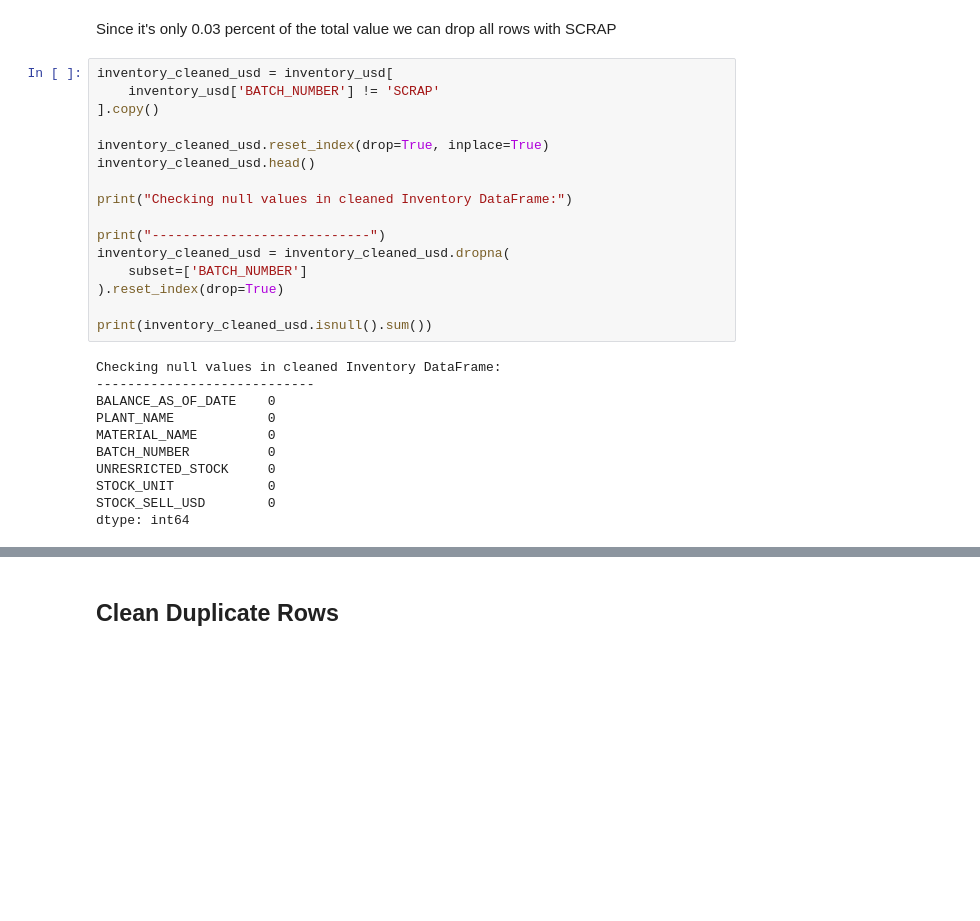
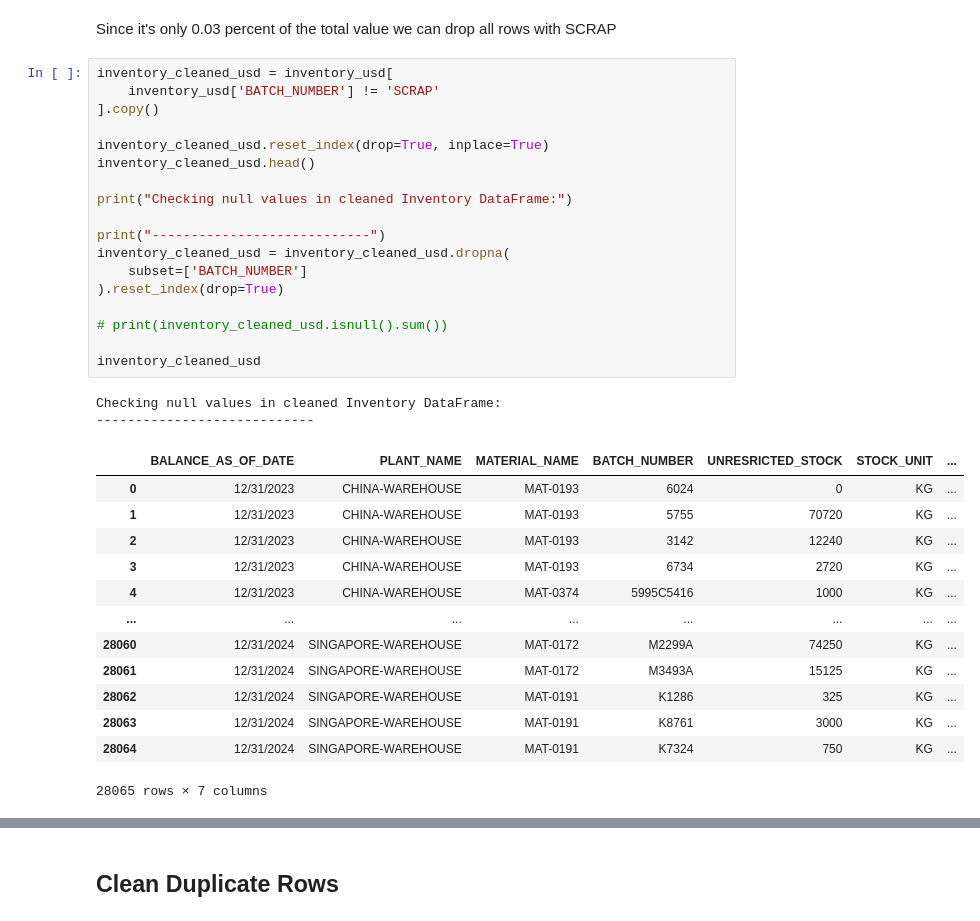
Before and after one commit to peter-parit/em-hackathon-notebooks, a Jupyter notebook: Notebooks/deedee-data.ipynb, the cells around one changed output, grey strips where cells are left out. Saved outputs shown, nothing was run; the diff lists cells and outputs as text; blank space fills up the shorter version.

```diff
--- a/Notebooks/deedee-data.ipynb
+++ b/Notebooks/deedee-data.ipynb
@@ -282,27 +282,34 @@ Since it's only 0.03 percent of the total value we can drop all rows with SCRAP
 # %%
 inventory_cleaned_usd = inventory_usd[
     inventory_usd['BATCH_NUMBER'] != 'SCRAP'
 ].copy()
 
 inventory_cleaned_usd.reset_index(drop=True, inplace=True)
 inventory_cleaned_usd.head()
 
 print("Checking null values in cleaned Inventory DataFrame:")
 
 print("----------------------------")
 inventory_cleaned_usd = inventory_cleaned_usd.dropna(
     subset=['BATCH_NUMBER']
 ).reset_index(drop=True)
 
-print(inventory_cleaned_usd.isnull().sum())
+# print(inventory_cleaned_usd.isnull().sum())
+
+inventory_cleaned_usd
 # %% [output]
 Checking null values in cleaned Inventory DataFrame:
 ----------------------------
-BALANCE_AS_OF_DATE    0
-PLANT_NAME            0
-MATERIAL_NAME         0
-BATCH_NUMBER          0
-UNRESRICTED_STOCK     0
-STOCK_UNIT            0
-STOCK_SELL_USD        0
-dtype: int64
+|  | BALANCE_AS_OF_DATE | PLANT_NAME | MATERIAL_NAME | BATCH_NUMBER | UNRESRICTED_STOCK | STOCK_UNIT | ... |
+| 0 | 12/31/2023 | CHINA-WAREHOUSE | MAT-0193 | 6024 | 0 | KG | ... |
+| 1 | 12/31/2023 | CHINA-WAREHOUSE | MAT-0193 | 5755 | 70720 | KG | ... |
+| 2 | 12/31/2023 | CHINA-WAREHOUSE | MAT-0193 | 3142 | 12240 | KG | ... |
+| 3 | 12/31/2023 | CHINA-WAREHOUSE | MAT-0193 | 6734 | 2720 | KG | ... |
+| 4 | 12/31/2023 | CHINA-WAREHOUSE | MAT-0374 | 5995C5416 | 1000 | KG | ... |
+| ... | ... | ... | ... | ... | ... | ... | ... |
+| 28060 | 12/31/2024 | SINGAPORE-WAREHOUSE | MAT-0172 | M2299A | 74250 | KG | ... |
+| 28061 | 12/31/2024 | SINGAPORE-WAREHOUSE | MAT-0172 | M3493A | 15125 | KG | ... |
+| 28062 | 12/31/2024 | SINGAPORE-WAREHOUSE | MAT-0191 | K1286 | 325 | KG | ... |
+| 28063 | 12/31/2024 | SINGAPORE-WAREHOUSE | MAT-0191 | K8761 | 3000 | KG | ... |
+| 28064 | 12/31/2024 | SINGAPORE-WAREHOUSE | MAT-0191 | K7324 | 750 | KG | ... |
+28065 rows × 7 columns
```
Also changed, not shown: parts of 13 cells of this notebook, 3 other files.
